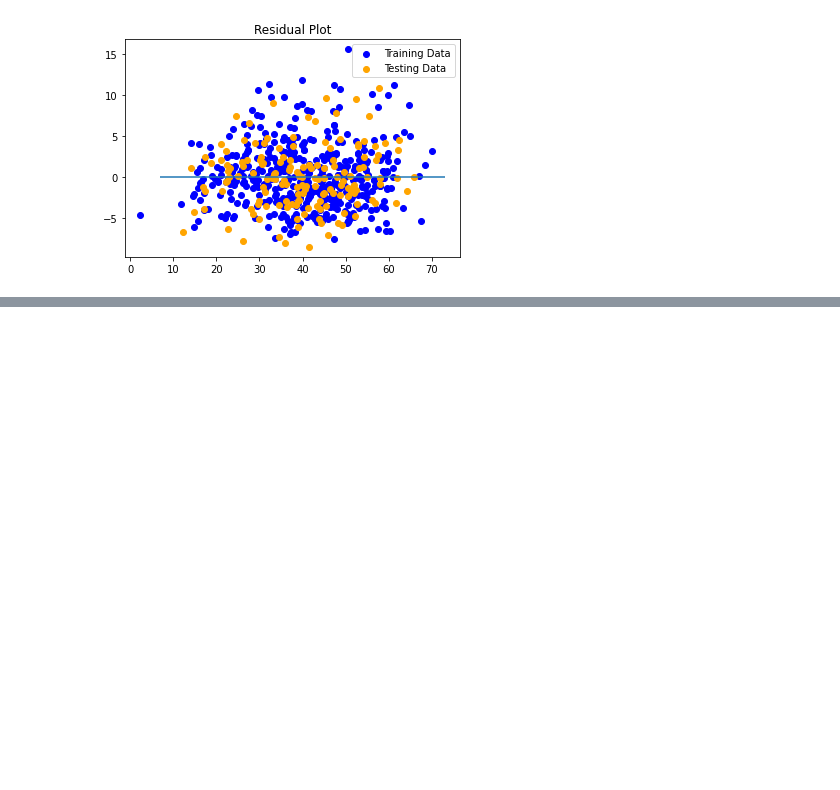
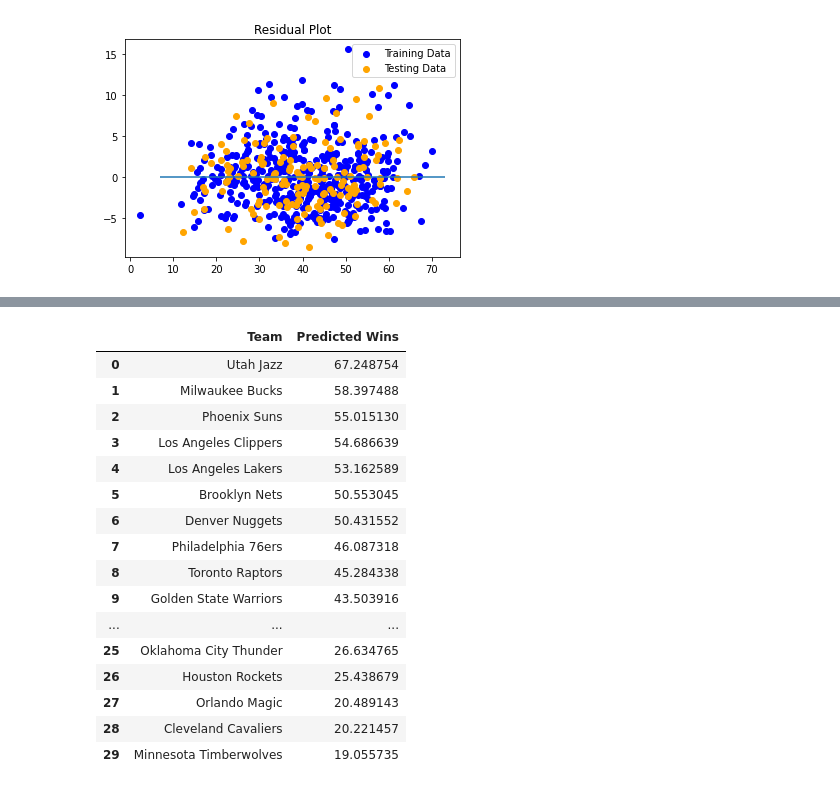
Before and after one commit to wgaechter/Group6-FinalProject, a Jupyter notebook: DataTesting.ipynb, the cells around one changed output, grey strips where cells are left out. Cells and saved outputs as stored; diff of their text form; code cells hidden in the pictures; blank space fills up the shorter version.

Commit message:
predicting 2021 season

```diff
--- a/DataTesting.ipynb
+++ b/DataTesting.ipynb
@@ -8,6 +8,10 @@ import numpy as np
 from sklearn.model_selection import train_test_split
 from sklearn.linear_model import LinearRegression
 model = LinearRegression()
+# %%
+data_21 = pd.read_csv("Data/2021.csv")
+X_21 = data_21[["MOV/A", "ORtg/A", "DRtg/A", "NRtg/A"]]
+teams = data_21.Team
 # %%
 data = pd.read_csv("Data/2000 to 2020 data.csv")
 # %%
@@ -50,0 +79,4 @@ Text(0.5, 1.0, 'Residual Plot')
+# %%
+predictions = model.predict(X_21)
+print(f"First 32 Predictions:   {predictions[:32]}")
+print(f"First 32 Actual labels: {y_test[:32].tolist()}")
@@ -50,0 +101,24 @@ Text(0.5, 1.0, 'Residual Plot')
+# %%
+pred = [x[0] for x in predictions]
+preds = pd.Series(pred)
+predictions_df = pd.concat([teams, preds],axis =1)
+predictions_df.rename(columns = {0: "Predicted Wins"}, inplace=True)
+predictions_df
+# %% [output]
+|  | Team | Predicted Wins |
+| 0 | Utah Jazz | 67.248754 |
+| 1 | Milwaukee Bucks | 58.397488 |
+| 2 | Phoenix Suns | 55.015130 |
+| 3 | Los Angeles Clippers | 54.686639 |
+| 4 | Los Angeles Lakers | 53.162589 |
+| 5 | Brooklyn Nets | 50.553045 |
+| 6 | Denver Nuggets | 50.431552 |
+| 7 | Philadelphia 76ers | 46.087318 |
+| 8 | Toronto Raptors | 45.284338 |
+| 9 | Golden State Warriors | 43.503916 |
+| ... | ... | ... |
+| 25 | Oklahoma City Thunder | 26.634765 |
+| 26 | Houston Rockets | 25.438679 |
+| 27 | Orlando Magic | 20.489143 |
+| 28 | Cleveland Cavaliers | 20.221457 |
+| 29 | Minnesota Timberwolves | 19.055735 |
```
Also changed, not shown: parts of 7 cells of this notebook.
